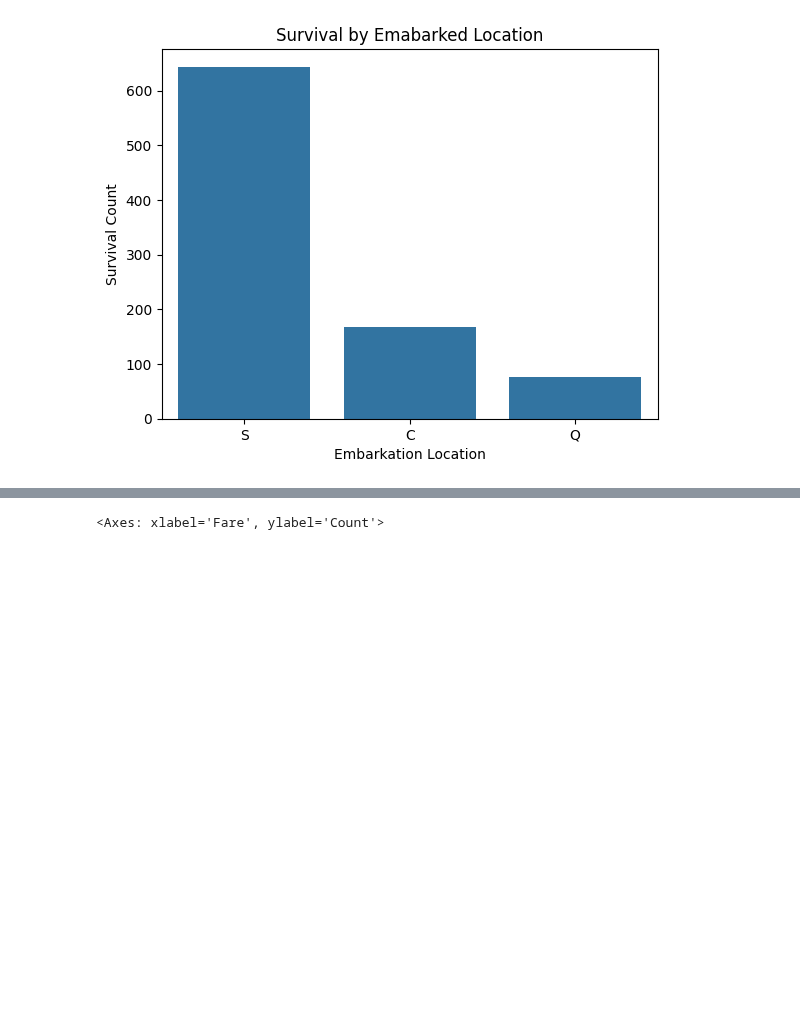
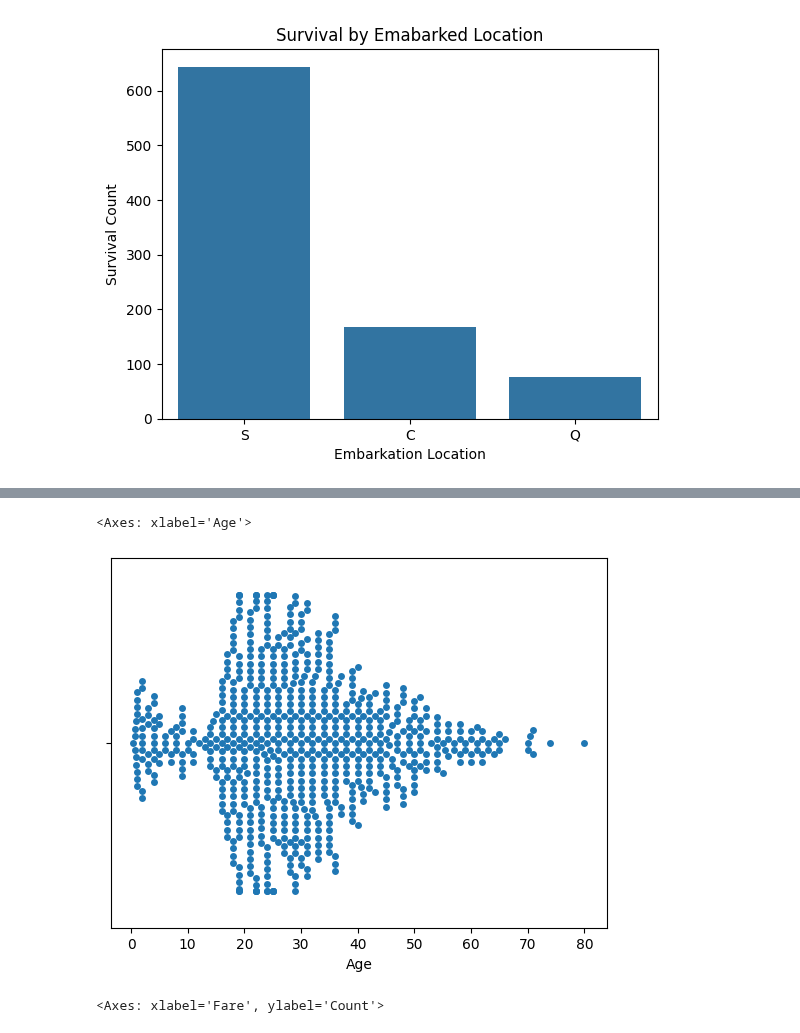
Before and after one commit to Kunals0612/TE_Lab_Assignments, a Jupyter notebook: DSBDAL/Assignment4.ipynb, the cells around one changed output, grey strips where cells are left out. Saved outputs shown, nothing was run; the diff lists cells and outputs as text; code cells hidden in the pictures; blank space fills up the shorter version.

```diff
--- a/DSBDAL/Assignment4.ipynb
+++ b/DSBDAL/Assignment4.ipynb
@@ -50,3 +55,8 @@ Text(0, 0.5, 'Survival Count')
+# %%
+sb.swarmplot(x = df['Age'], data = survived_df)
+# %% [output]
+<Axes: xlabel='Age'>
+[figure, added]
 # %%
 sb.histplot(data = df['Fare'], kde = True)
 # %% [output]
```
Also changed, not shown: parts of 2 cells of this notebook, 11 other files.
